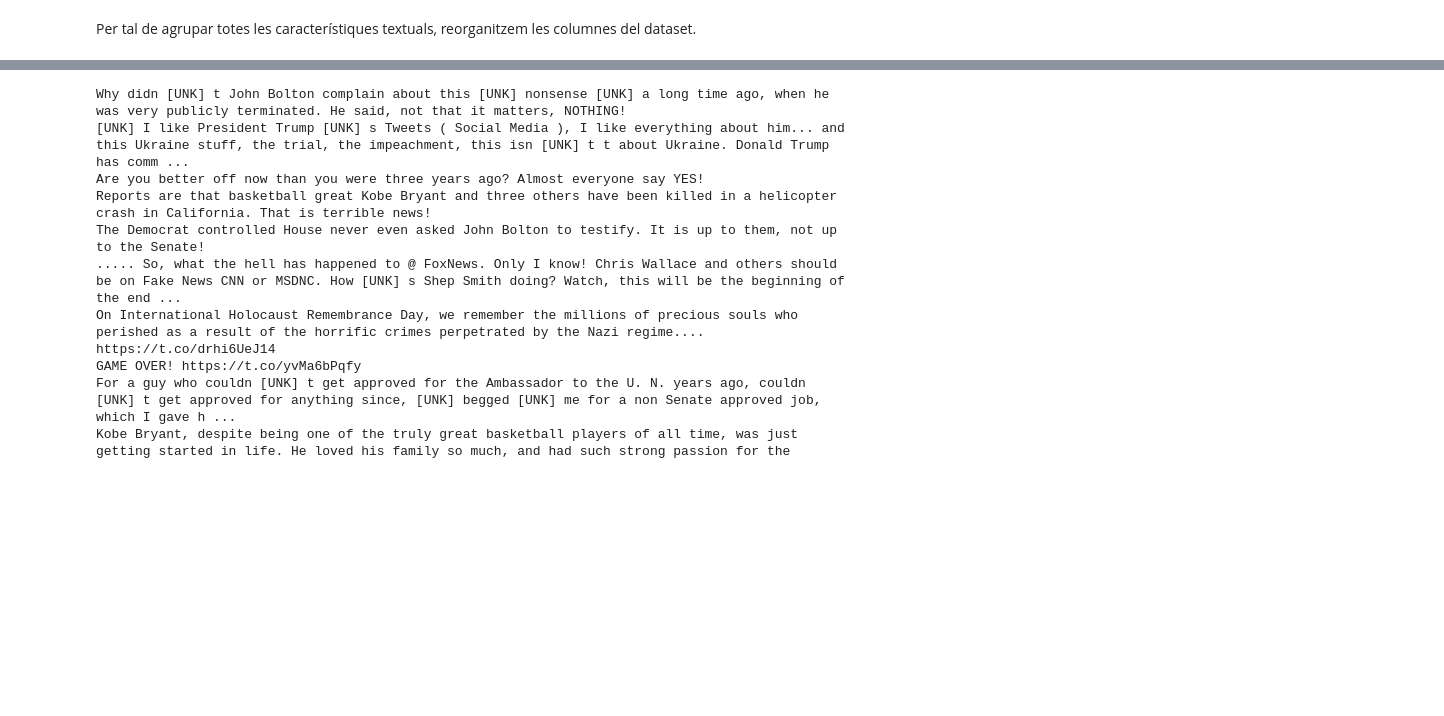
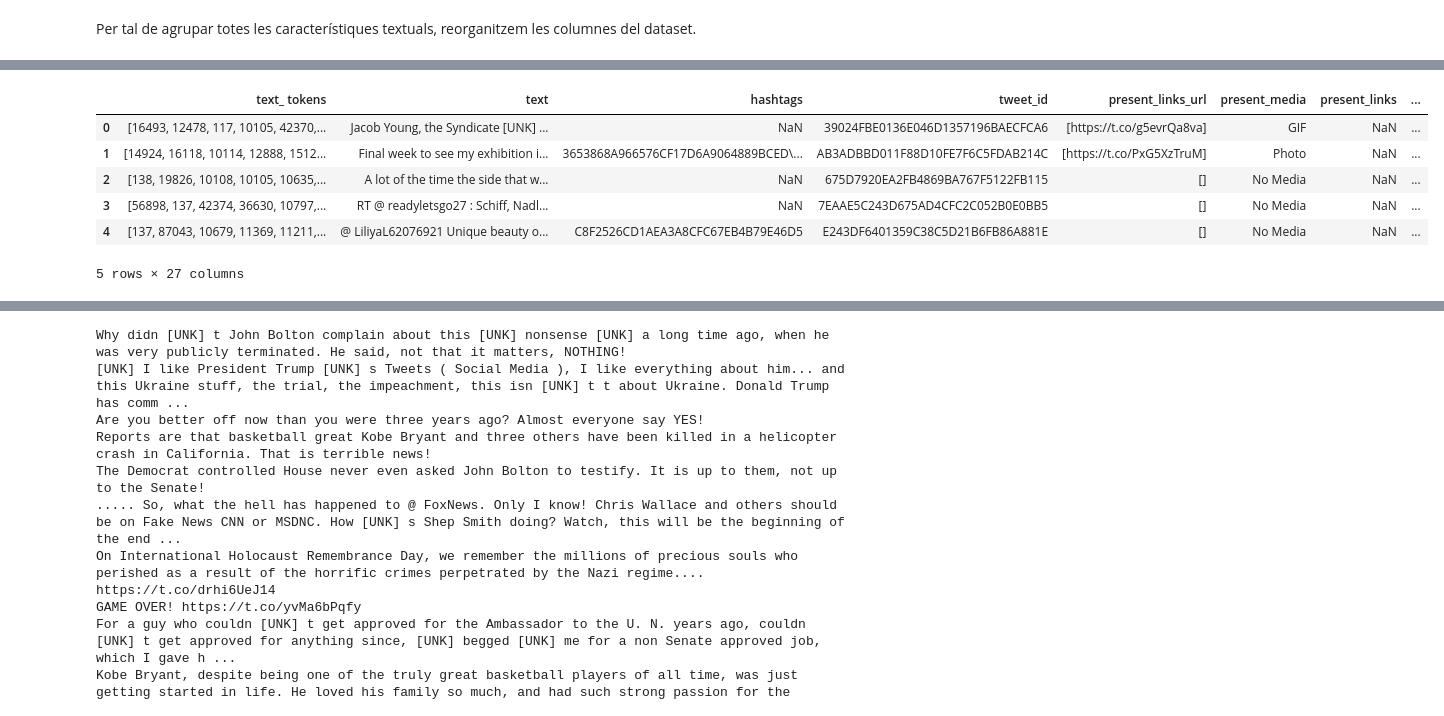
Before and after one commit to RicardFS90/Recsys_Twitter, a Jupyter notebook: Text analysis per entrega.ipynb, the cells around one changed output, grey strips where cells are left out. Drawn from its saved outputs; the diff is of its cells as text; code cells hidden in the pictures; blank space fills up the shorter version.

```diff
--- a/Text analysis per entrega.ipynb
+++ b/Text analysis per entrega.ipynb
@@ -266,22 +265,0 @@ d_eng.head()
-# %%
-#Replace the links in the text in order to made them clickable
-
-#Now that the text will be more readable, we will create a column with the text
-d_eng['text'] = ""
-
-for index, row in d_eng.iterrows():
-    links_list = []
-    tweet_text = tokenizer.decode(d_eng['text_ tokens'][index])
-    links_list = re.findall(valid_pattern, tweet_text)
-
-    for i, s in enumerate(links_list):
-        if i != 0:
-            tweet_text = tweet_text_replaced
-        link_old = s
-        link_new = s.replace(' ','') # I use replace because s.strip() is not working
-        tweet_text_replaced = tweet_text.replace(link_old, link_new)
-
-    if links_list == []:
-        d_eng.at[index, 'text'] = tweet_text
-    else:
-        d_eng.at[index, 'text'] = tweet_text_replaced
@@ -348,0 +372,20 @@ https://t.co/4YCo01XYCn
+# %%
+d_eng['link_to_media'] = ""
+
+for index, row in d_eng.iterrows():
+    if row['present_links_url'] != []:
+        d_eng.at[index, 'link_to_media'] = row['present_links_url'][-1]
+
+col = d_eng['link_to_media']
+d_eng.drop(labels=['link_to_media'], axis=1, inplace = True)
+d_eng.insert(7, 'link_to_media', col)
+
+d_eng.head()
+# %% [output]
+|  | text_ tokens | text | hashtags | tweet_id | present_links_url | present_media | present_links | ... |
+| 0 | [16493, 12478, 117, 10105, 42370,... | Jacob Young, the Syndicate [UNK] ... | NaN | 39024FBE0136E046D1357196BAECFCA6 | [https://t.co/g5evrQa8va] | GIF | NaN | ... |
+| 1 | [14924, 16118, 10114, 12888, 1512... | Final week to see my exhibition i... | 3653868A966576CF17D6A9064889BCED\... | AB3ADBBD011F88D10FE7F6C5FDAB214C | [https://t.co/PxG5XzTruM] | Photo | NaN | ... |
+| 2 | [138, 19826, 10108, 10105, 10635,... | A lot of the time the side that w... | NaN | 675D7920EA2FB4869BA767F5122FB115 | [] | No Media | NaN | ... |
+| 3 | [56898, 137, 42374, 36630, 10797,... | RT @ readyletsgo27 : Schiff, Nadl... | NaN | 7EAAE5C243D675AD4CFC2C052B0E0BB5 | [] | No Media | NaN | ... |
+| 4 | [137, 87043, 10679, 11369, 11211,... | @ LiliyaL62076921 Unique beauty o... | C8F2526CD1AEA3A8CFC67EB4B79E46D5 | E243DF6401359C38C5D21B6FB86A881E | [] | No Media | NaN | ... |
+5 rows × 27 columns
```
Also changed, not shown: parts of 49 cells of this notebook.
